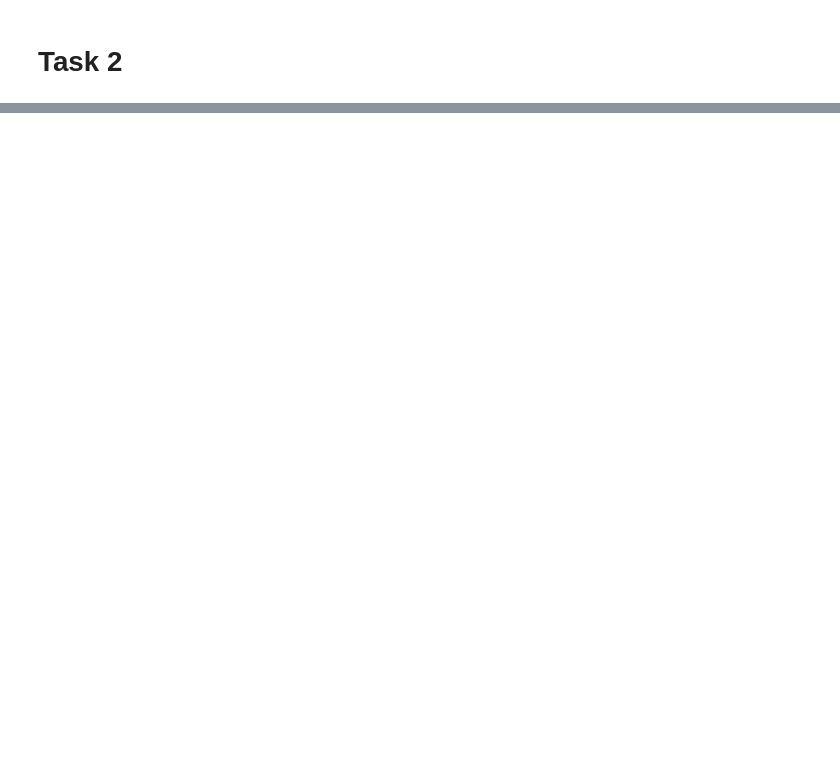
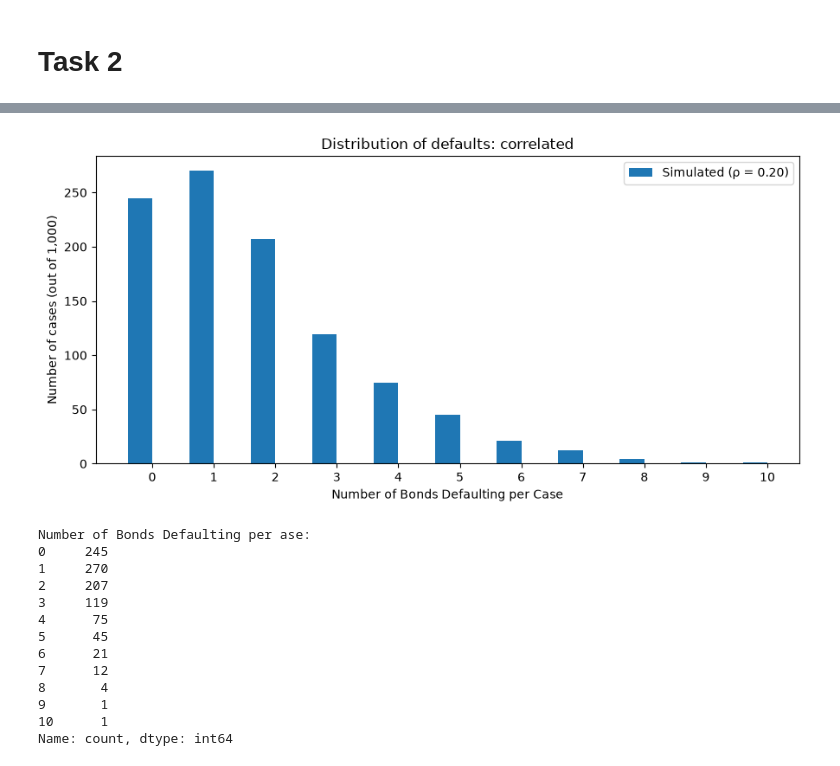
Before and after one commit to BinnySingla/Credit-Default-Swap-Structured-Finance, a Jupyter notebook: notebooks/Credit Default Swap Risk Analysis.ipynb, the cells around one changed output, grey strips where cells are left out. Drawn from its saved outputs; the diff is of its cells as text; code cells hidden in the pictures; blank space fills up the shorter version.

```diff
--- a/notebooks/Credit Default Swap Risk Analysis.ipynb
+++ b/notebooks/Credit Default Swap Risk Analysis.ipynb
@@ -501,0 +674,39 @@ All within 3 SE: True
+# %%
+# Number of Defaults in Simulated Cases
+from scipy.stats import binom
+
+k = np.arange(0, 11)                                   # 0..10 bonds that can default
+pi5 = 1 - 0.96**5                                      # 5-yr default prob ≈ 0.1846
+
+sim_counts = pd.Series(n_defaults).value_counts().reindex(k, fill_value=0)
+
+width = 0.4
+fig, ax = plt.subplots(figsize=(9, 4.5))
+ax.bar(k - width/2, sim_counts.values, width, label="Simulated (ρ = 0.20)")
+ax.set_xticks(k)
+ax.set_xlabel("Number of Bonds Defaulting per Case")
+ax.set_ylabel("Number of cases (out of 1,000)")
+ax.set_title("Distribution of defaults: correlated")
+ax.legend()
+plt.tight_layout()
+plt.savefig(PROJECT_ROOT / "Output" / "defaults_distribution.png", dpi=200)
+plt.show()
+
+# Distribution of number of defaults
+print("\nNumber of Bonds Defaulting per ase:")
+print(pd.Series(n_defaults).value_counts().sort_index())
+# %% [output]
+[figure, added]
+Number of Bonds Defaulting per ase:
+0     245
+1     270
+2     207
+3     119
+4      75
+5      45
+6      21
+7      12
+8       4
+9       1
+10      1
+Name: count, dtype: int64
```
Also changed, not shown: parts of 26 cells of this notebook, 2 other files.
